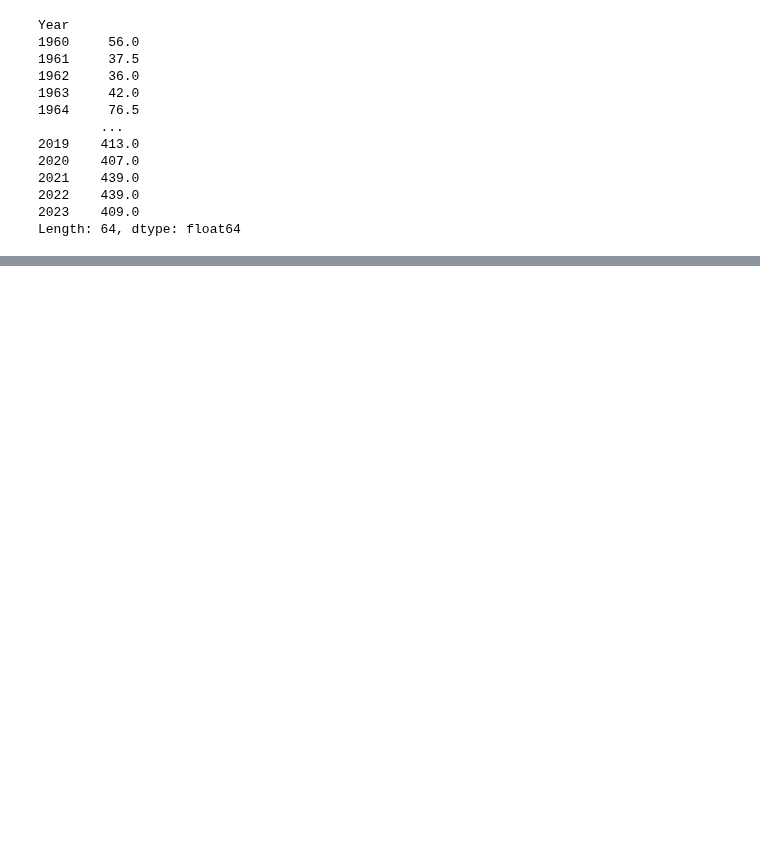
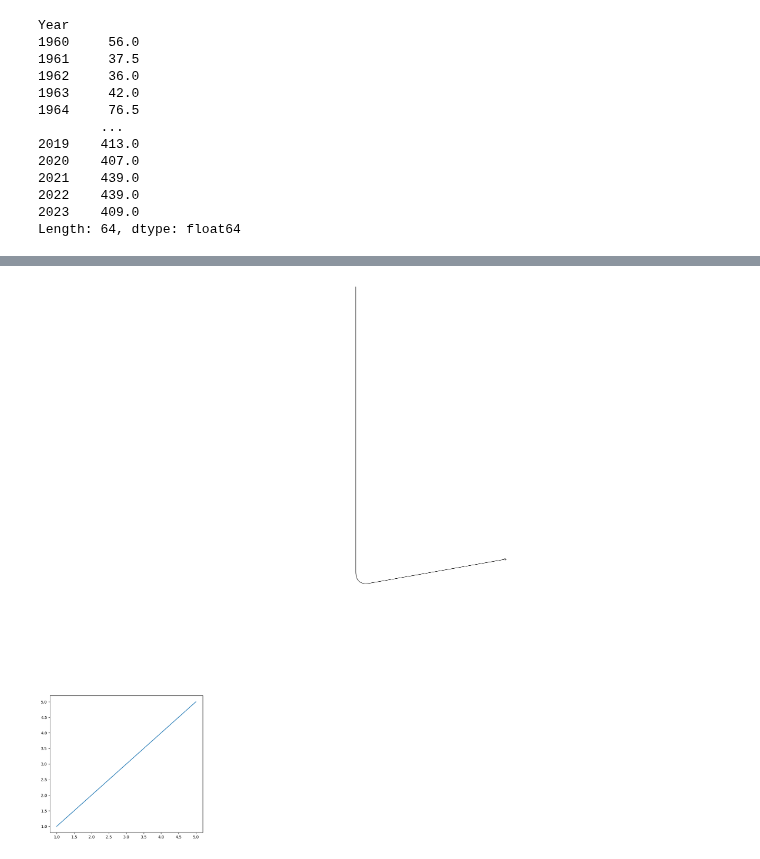
Before and after one commit to JosephBARBIERDARNAL/misc-dataviz, a Jupyter notebook: natural-disaster/code.ipynb, the cells around one changed output, grey strips where cells are left out. Drawn from its saved outputs; the diff is of its cells as text; code cells hidden in the pictures; blank space fills up the shorter version.

```diff
--- a/natural-disaster/code.ipynb
+++ b/natural-disaster/code.ipynb
@@ -114,0 +148,35 @@ plt.show()
+# %%
+import matplotlib.pyplot as plt
+
+
+def inflexion_arrow(ax, start, end, connectionstyle, color="black", transform=None):
+    x1, y1 = start
+    x2, y2 = end
+    if transform is None:
+        transform = ax.transData
+    ax.annotate(
+        "",
+        xy=(x1, y1), xycoords=transform,
+        xytext=(x2, y2), textcoords=transform,
+        arrowprops=dict(
+            arrowstyle="->", color=color,
+            shrinkA=5, shrinkB=5,
+            patchA=None, patchB=None,
+            connectionstyle=connectionstyle,
+        ),
+    )
+
+
+fig, axs = plt.subplots(figsize=(7, 6.3), dpi=100)
+axs.plot([1,5], [1,5])
+inflexion_arrow(
+    ax=axs,
+    start=(3, 2),
+    end=(2, 4),
+    connectionstyle="angle,angleA=-90,angleB=10,rad=50",
+    transform=axs.transAxes,
+)
+
+plt.show()
+# %% [output]
+[figure, added]
```
Also changed, not shown: parts of 2 cells of this notebook, 1 other file.
